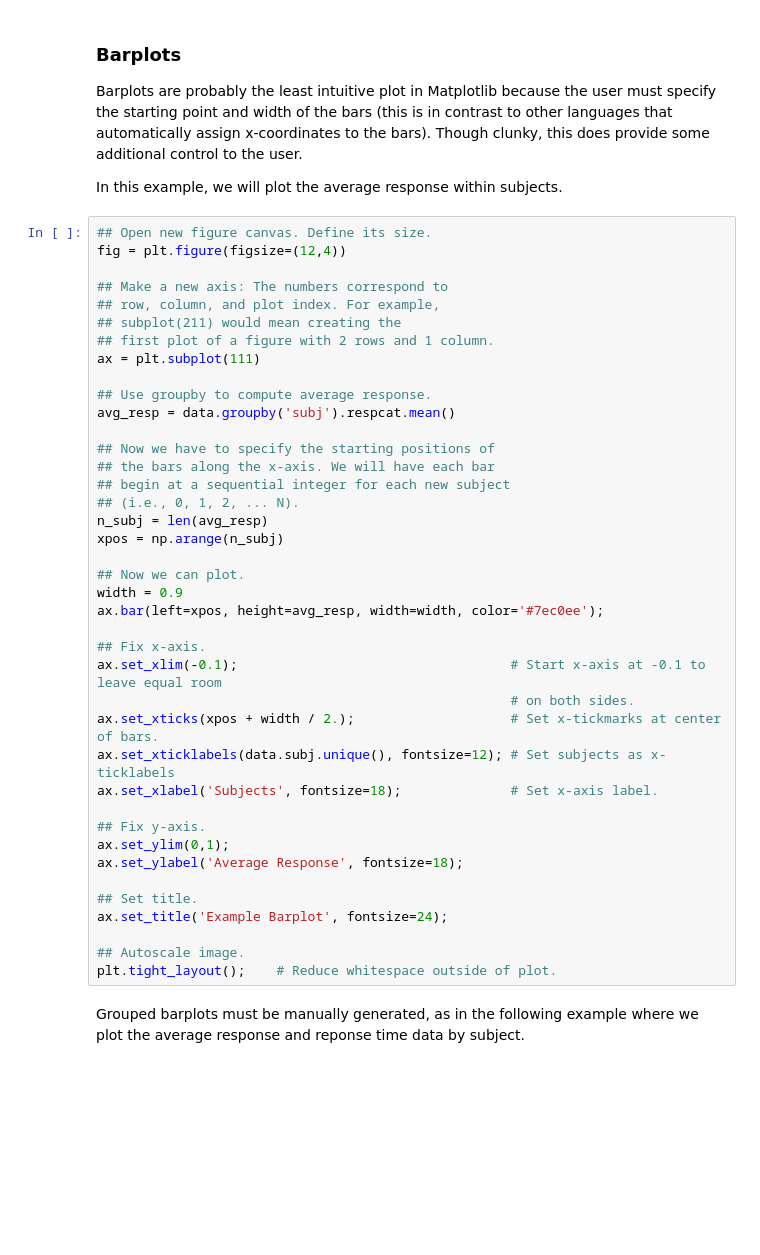
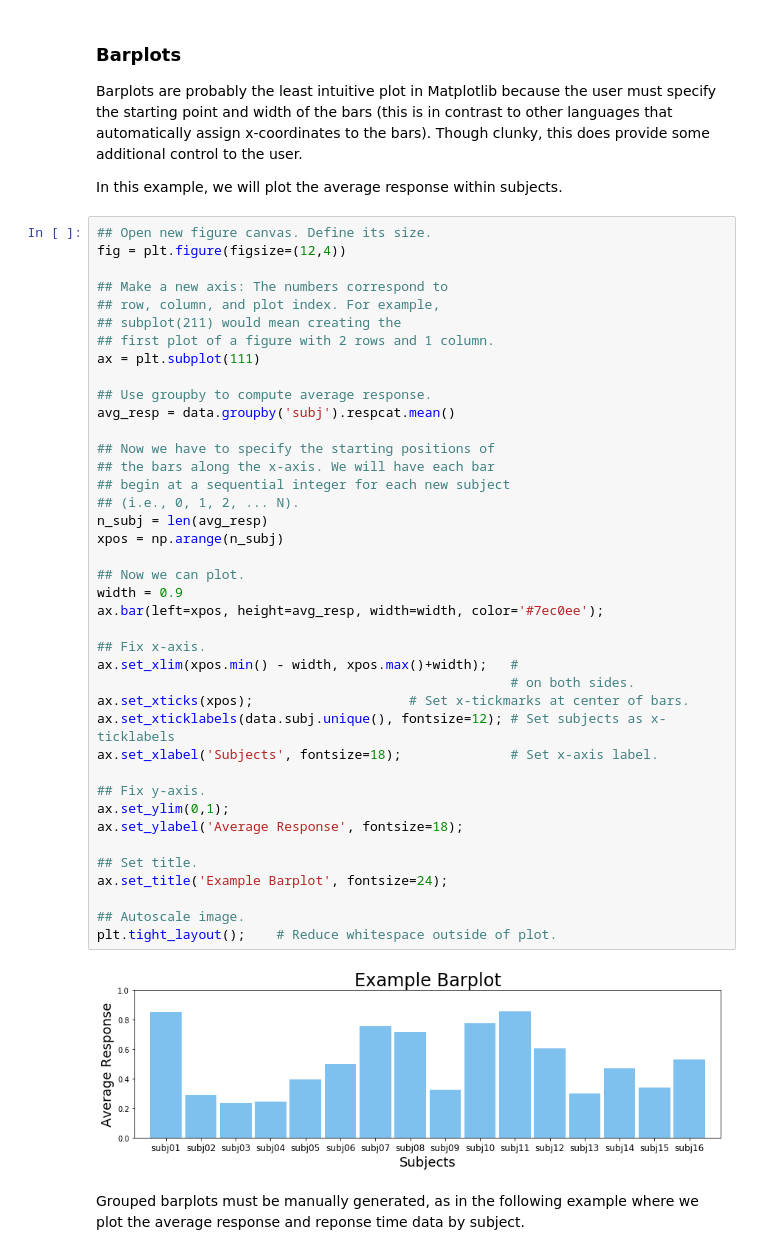
Before and after one commit to szorowi1/qmss2017, a Jupyter notebook: module2/module2_notes.ipynb, the cells around one changed output. Cells and saved outputs as stored; diff of their text form; blank space fills up the shorter version.

```diff
--- a/module2/module2_notes.ipynb
+++ b/module2/module2_notes.ipynb
@@ -579,35 +1151,37 @@ fig = plt.figure(figsize=(12,4))
 ax = plt.subplot(111)
 
 ## Use groupby to compute average response.
 avg_resp = data.groupby('subj').respcat.mean()
 
 ## Now we have to specify the starting positions of
 ## the bars along the x-axis. We will have each bar
 ## begin at a sequential integer for each new subject
 ## (i.e., 0, 1, 2, ... N).
 n_subj = len(avg_resp)
 xpos = np.arange(n_subj)
 
 ## Now we can plot.
 width = 0.9
 ax.bar(left=xpos, height=avg_resp, width=width, color='#7ec0ee');
 
 ## Fix x-axis.
-ax.set_xlim(-0.1);                                   # Start x-axis at -0.1 to leave equal room
+ax.set_xlim(xpos.min() - width, xpos.max()+width);   #
                                                      # on both sides.
-ax.set_xticks(xpos + width / 2.);                    # Set x-tickmarks at center of bars.
+ax.set_xticks(xpos);                    # Set x-tickmarks at center of bars.
 ax.set_xticklabels(data.subj.unique(), fontsize=12); # Set subjects as x-ticklabels
 ax.set_xlabel('Subjects', fontsize=18);              # Set x-axis label.
 
 ## Fix y-axis.
 ax.set_ylim(0,1);
 ax.set_ylabel('Average Response', fontsize=18);
 
 ## Set title.
 ax.set_title('Example Barplot', fontsize=24);
 
 ## Autoscale image.
 plt.tight_layout();    # Reduce whitespace outside of plot.
+# %% [output]
+[figure, added]
 # %% [markdown]
 Grouped barplots must be manually generated, as in the following example where we plot the average response and reponse time data by subject.
 # %%
```
Also changed, not shown: parts of 119 cells of this notebook.
